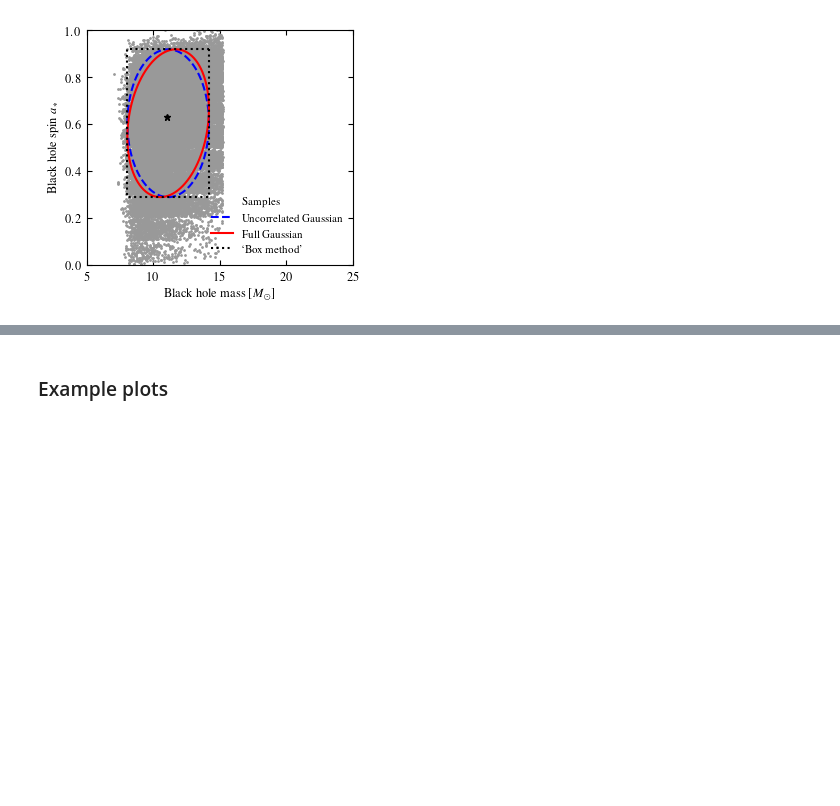
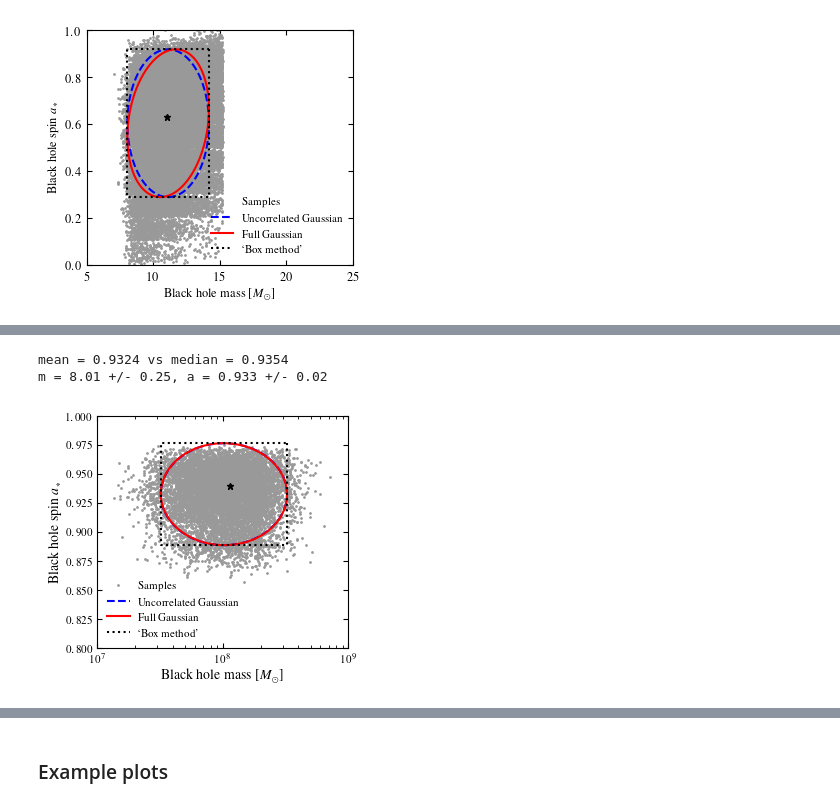
Before and after one commit to sebhoof/bhsr, a Jupyter notebook: examples.ipynb, the cells around one changed output, grey strips where cells are left out. Drawn from its saved outputs; the diff is of its cells as text; code cells hidden in the pictures; blank space fills up the shorter version.

```diff
--- a/examples.ipynb
+++ b/examples.ipynb
@@ -84,0 +86,27 @@ m = 14233879.02 +/- 3705315.39, a = 0.83 +/- 0.10
+# %%
+# IRAS 09149−6206
+# M/1e8 = 1.15 +1.80/-0.84 (https://arxiv.org/pdf/2009.08463.pdf, Keplerian)
+# a = 0.94 +0.02/-0.07 (https://arxiv.org/pdf/2009.10734.pdf)
+
+n0 = 10000
+m_data = np.genfromtxt("data/raw/smbh/IRAS_09149/post_mbh_keplerian.txt")
+m_data, cdf = cdf_1d(m_data)
+icdf_iras09149_lgm = Akima1DInterpolator(cdf, m_data)
+# icdf_iras09149_m = lambda u: 10**icdf_iras09149_lgm(u)
+rv = rng.random(size=n0)
+iras09149_m = icdf_iras09149_lgm(rv)
+
+a_data = np.genfromtxt("data/raw/smbh/IRAS_09149/chains_iras09149_mcmc_long_spin.txt")
+print("mean = {:.4f} vs median = {:.4f}".format(np.mean(a_data), np.median(a_data)))
+a_data, cdf = cdf_1d(a_data)
+icdf_iras09149_a = Akima1DInterpolator(cdf, a_data)
+rv = rng.random(size=n0)
+iras09149_a = icdf_iras09149_a(rv)
+
+plot_m_a(iras09149_m, iras09149_a, label='IRAS 09149−6206', bfit=[1.15e8, 0.94], xlims=[1e7, 1e9], ylims=[0.8, 1], lgm=True)
+
+np.savez("data/samples/IRAS_09149.npz", m=iras09149_m, a=iras09149_a)
+# %% [output]
+mean = 0.9324 vs median = 0.9354
+m = 8.01 +/- 0.25, a = 0.933 +/- 0.02
+[figure, added]
```
Also changed, not shown: parts of 3 cells of this notebook, 2 other files.
